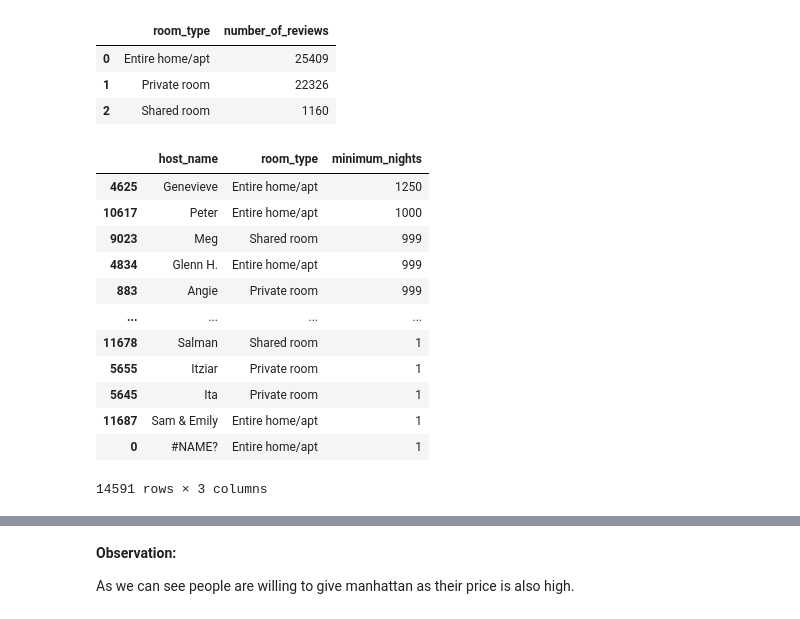
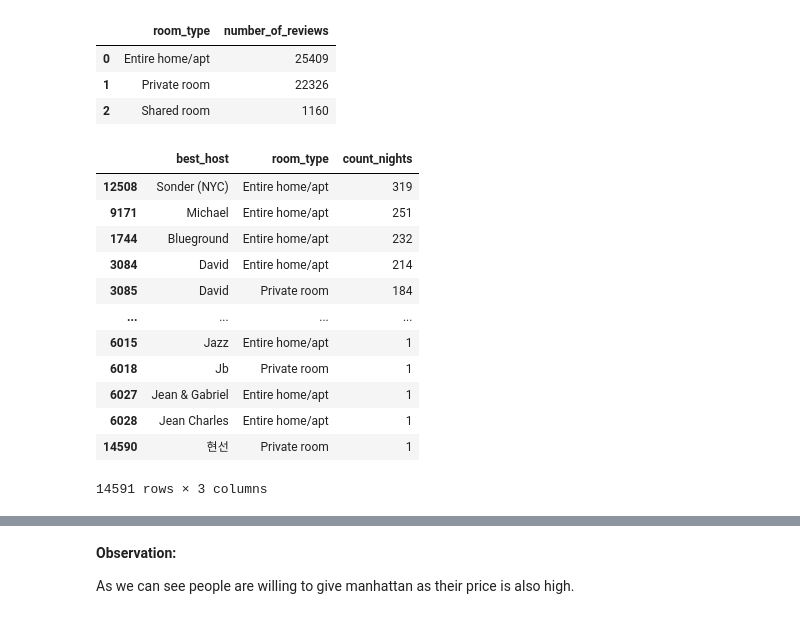
Before and after one commit to iamnaveenk/EDA_project_Airbnb, a Jupyter notebook: EDA_project_airbnb.ipynb, the cells around one changed output, grey strips where cells are left out. Cells and saved outputs as stored; diff of their text form; code cells hidden in the pictures.

```diff
--- a/EDA_project_airbnb.ipynb
+++ b/EDA_project_airbnb.ipynb
@@ -258,4 +368,11 @@ reviews_per_month                 10052
 calculated_host_listings_count        0
 availability_365                      0
 dtype: int64
+# %%
+# drop un usefull column
+df=df.drop(['latitude','longitude'],axis=1)
+# %%
+# we can also fill null values for last_review and reviews_per_month as they are numreic value might be they can affect further analysis
+df['last_review'].fillna(0,inplace=True)
+df['reviews_per_month'].fillna('none',inplace=True)
 # %%
@@ -577,21 +743,21 @@ best_room
 | 1 | Private room | 22326 |
 | 2 | Shared room | 1160 |
 # %%
-maximum_roombook= data1.groupby(['host_name','room_type'])['minimum_nights'].max().reset_index()
-maximum_roombook= maximum_roombook.sort_values(by='minimum_nights', ascending=False)
-maximum_roombook
+maximum_time_roombook= df.groupby(['host_name','room_type'])['minimum_nights'].count().reset_index()
+maximum_time_roombook= maximum_time_roombook.sort_values(by='minimum_nights', ascending=False).rename(columns={'host_name':'best_host','minimum_nights':'count_nights'})
+maximum_time_roombook
 # %% [output]
-|  | host_name | room_type | minimum_nights |
-| 4625 | Genevieve | Entire home/apt | 1250 |
-| 10617 | Peter | Entire home/apt | 1000 |
-| 9023 | Meg | Shared room | 999 |
-| 4834 | Glenn H. | Entire home/apt | 999 |
-| 883 | Angie | Private room | 999 |
+|  | best_host | room_type | count_nights |
+| 12508 | Sonder (NYC) | Entire home/apt | 319 |
+| 9171 | Michael | Entire home/apt | 251 |
+| 1744 | Blueground | Entire home/apt | 232 |
+| 3084 | David | Entire home/apt | 214 |
+| 3085 | David | Private room | 184 |
 | ... | ... | ... | ... |
-| 11678 | Salman | Shared room | 1 |
-| 5655 | Itziar | Private room | 1 |
-| 5645 | Ita | Private room | 1 |
-| 11687 | Sam & Emily | Entire home/apt | 1 |
-| 0 | #NAME? | Entire home/apt | 1 |
+| 6015 | Jazz | Entire home/apt | 1 |
+| 6018 | Jb | Private room | 1 |
+| 6027 | Jean & Gabriel | Entire home/apt | 1 |
+| 6028 | Jean Charles | Entire home/apt | 1 |
+| 14590 | 현선 | Private room | 1 |
 14591 rows × 3 columns
 # %%
```
Also changed, not shown: parts of 82 cells of this notebook.
